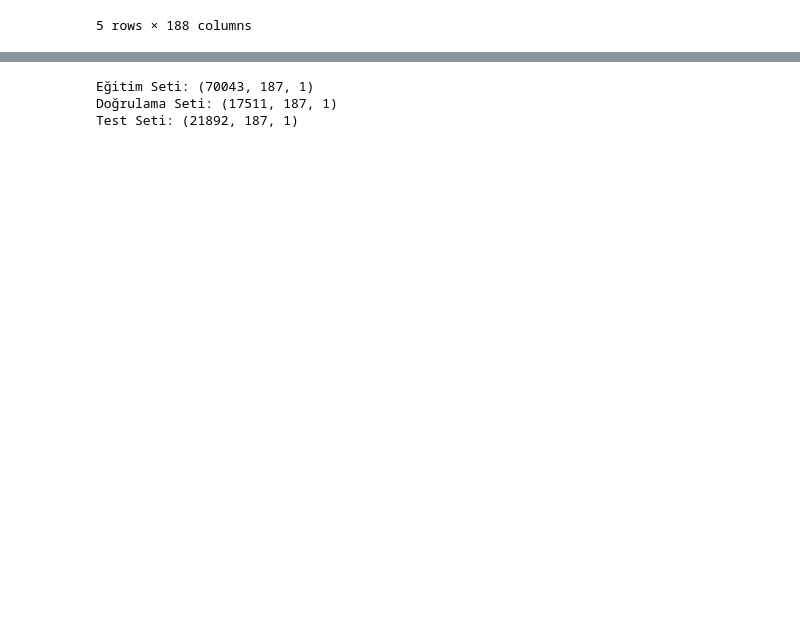
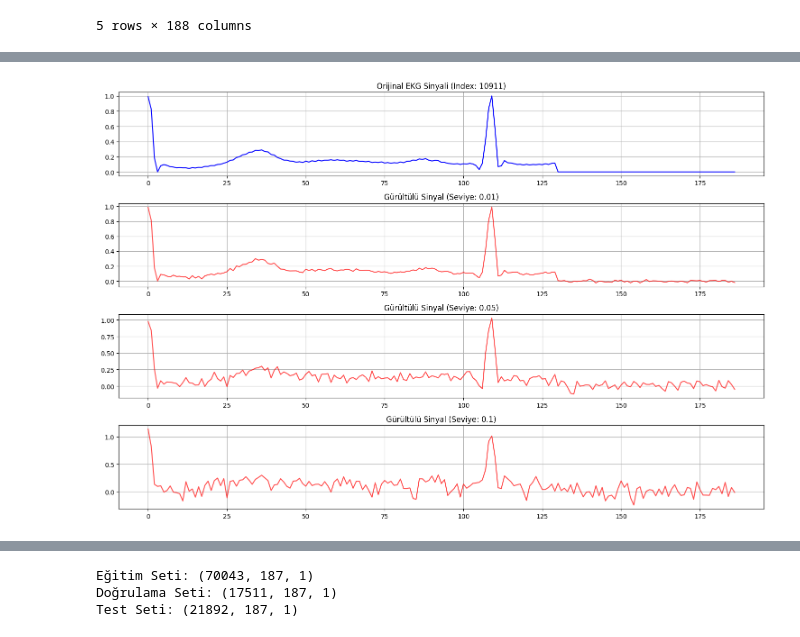
Before and after one commit to yagmuryl/Robustness-Analysis-of-the-diagnosis-specific-multi-model-for-12-lead-ECG-multi-label-classification, a Jupyter notebook: Myz_Term_Project(ECG).ipynb, the cells around one changed output, grey strips where cells are left out. Drawn from its saved outputs; the diff is of its cells as text; code cells hidden in the pictures; blank space fills up the shorter version.

```diff
--- a/Myz_Term_Project(ECG).ipynb
+++ b/Myz_Term_Project(ECG).ipynb
@@ -85,0 +87,35 @@ Eğitim verisi boyutu: (87554, 188)
+# %%
+import pandas as pd
+import numpy as np
+import matplotlib.pyplot as plt
+import seaborn as sns
+
+# 1. Veriyi Yükleme
+train_df = pd.read_csv('mitbih_train.csv', header=None)
+
+# 2. Gürültü Fonksiyonu
+def add_gaussian_noise(signal, noise_factor=0.05):
+    noise = np.random.normal(loc=0, scale=noise_factor, size=signal.shape)
+    return signal + noise
+
+# 3. Görsel Analiz
+idx = np.random.randint(0, len(train_df))
+sample_signal = train_df.iloc[idx, :-1].values
+
+noise_levels = [0.01, 0.05, 0.1]
+plt.figure(figsize=(15, 10))
+plt.subplot(len(noise_levels) + 1, 1, 1)
+plt.plot(sample_signal, color='blue')
+plt.title(f"Orijinal EKG Sinyali (Index: {idx})")
+plt.grid(True)
+
+for i, level in enumerate(noise_levels, 1):
+    noisy = add_gaussian_noise(sample_signal, noise_factor=level)
+    plt.subplot(len(noise_levels) + 1, 1, i + 1)
+    plt.plot(noisy, color='red', alpha=0.7)
+    plt.title(f"Gürültülü Sinyal (Seviye: {level})")
+    plt.grid(True)
+plt.tight_layout()
+plt.show()
+# %% [output]
+[figure, added]
```
Also changed, not shown: parts of 9 cells of this notebook.
